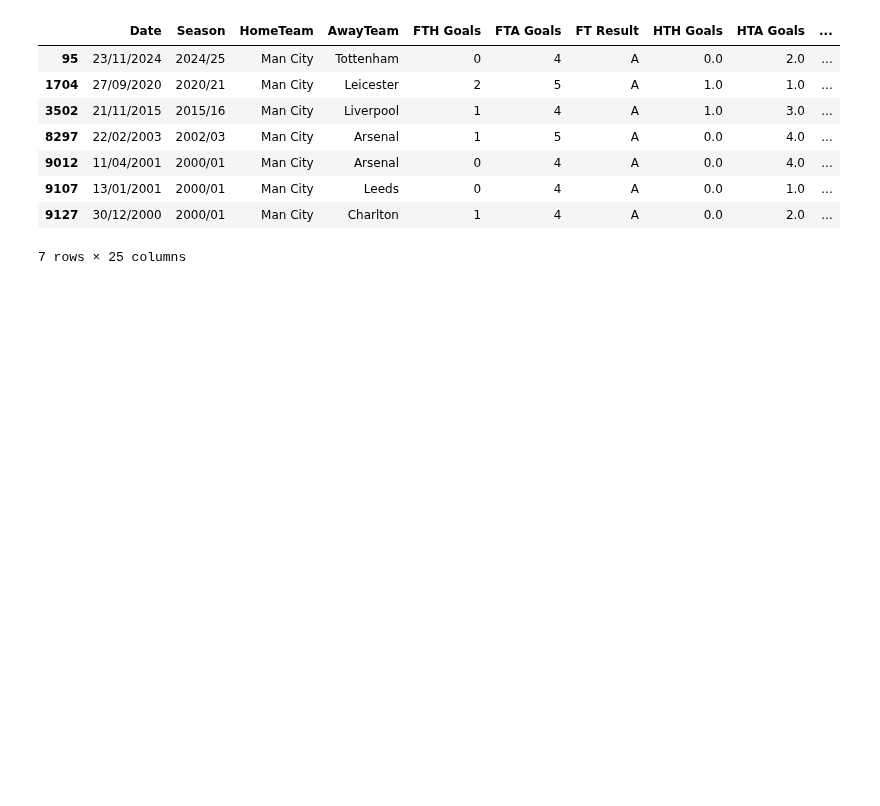
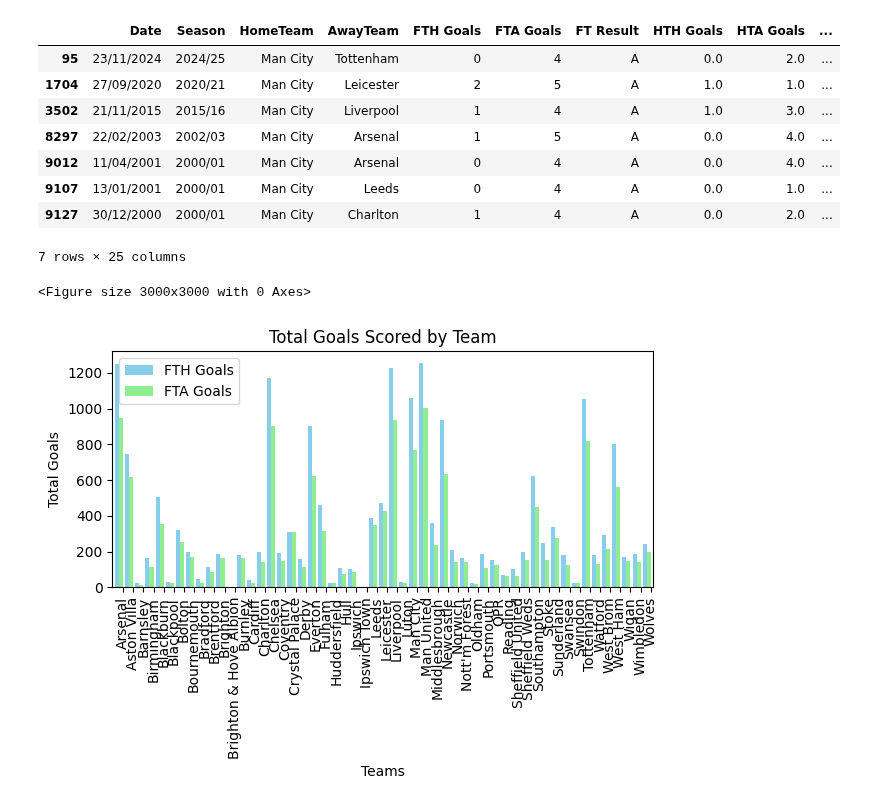
Before and after one commit to RaulBSanchez/PremierLeagueData, a Jupyter notebook: notebook49901bb43c.ipynb, the cells around one changed output. Drawn from its saved outputs; the diff is of its cells as text; code cells hidden in the pictures; blank space fills up the shorter version.

```diff
--- a/notebook49901bb43c.ipynb
+++ b/notebook49901bb43c.ipynb
@@ -137,3 +138,20 @@ pl_table.loc[(pl_table['HomeTeam']=='Man City') & (pl_table['FTA Goals'] >= 4)]
 | 9107 | 13/01/2001 | 2000/01 | Man City | Leeds | 0 | 4 | A | 0.0 | 1.0 | ... |
 | 9127 | 30/12/2000 | 2000/01 | Man City | Charlton | 1 | 4 | A | 0.0 | 2.0 | ... |
 7 rows × 25 columns
+# %%
+home_goals = pl_table.groupby('HomeTeam')['FTH Goals'].sum()
+away_goals = pl_table.groupby('AwayTeam')['FTA Goals'].sum()
+
+total_goals = pd.concat([home_goals, away_goals], axis=1).fillna(0)
+
+plt.figure(figsize=(30,30))
+total_goals.plot(kind='bar', color=['skyblue', 'lightgreen'], width=0.8,position=1)
+plt.title('Total Goals Scored by Team')
+plt.xlabel('Teams')
+plt.ylabel('Total Goals')
+plt.xticks(rotation=90)
+plt.tight_layout()
+plt.show()
+# %% [output]
+<Figure size 3000x3000 with 0 Axes>
+[figure, added]
```
Also changed, not shown: parts of 1 cell of this notebook.
